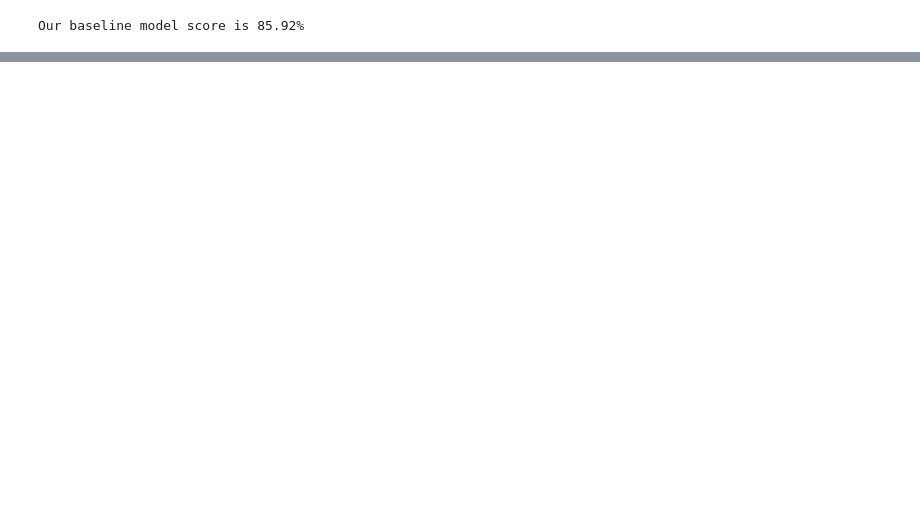
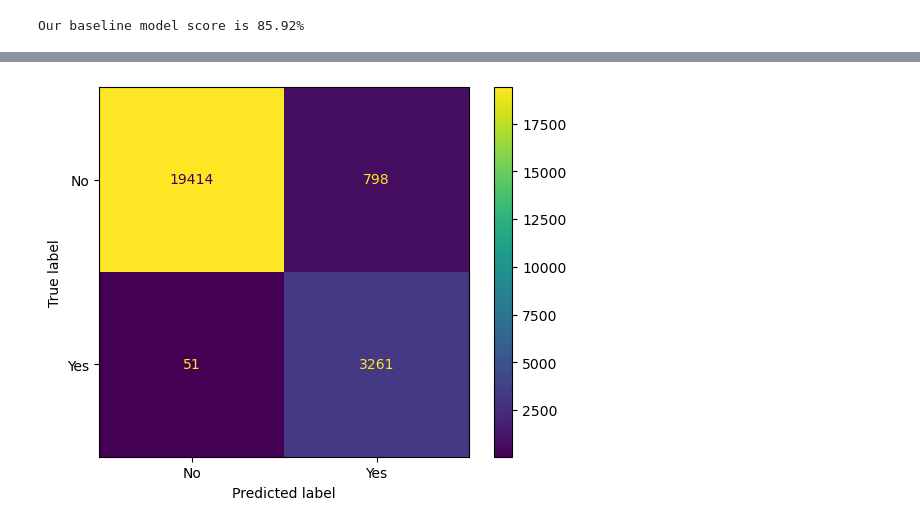
Before and after one commit to Barakamtana/Financial-inclusion-in-africa, a Jupyter notebook: fInancial_inclusion.ipynb, the cells around one changed output, grey strips where cells are left out. Drawn from its saved outputs; the diff is of its cells as text; code cells hidden in the pictures; blank space fills up the shorter version.

```diff
--- a/fInancial_inclusion.ipynb
+++ b/fInancial_inclusion.ipynb
@@ -266,0 +407,5 @@ NameError: name 'clf' is not defined
+# %%
+# Plot confusion matrix for  over sampled model
+ConfusionMatrixDisplay.from_estimator(over_sampled_model, X_test, y_test);
+# %% [output]
+[figure, added]
```
Also changed, not shown: parts of 19 cells of this notebook, 4 other files.
